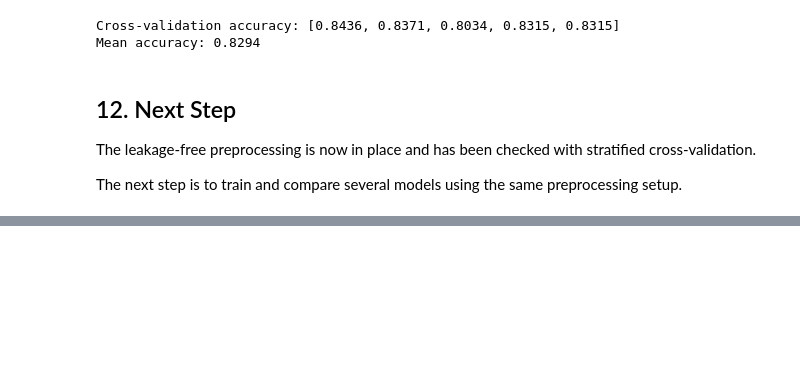
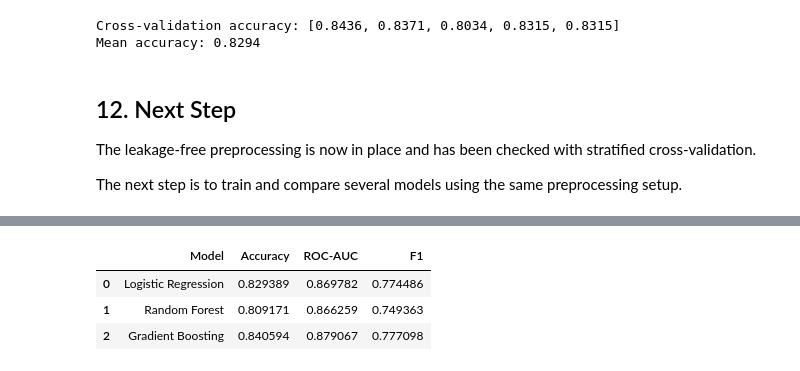
Before and after one commit to francisparwez/titanic-survival-analysis, a Jupyter notebook: Titanic_ML.ipynb, the cells around one changed output, grey strips where cells are left out. Drawn from its saved outputs; the diff is of its cells as text; code cells hidden in the pictures; blank space fills up the shorter version.

Commit message:
12 Add model comparison & cross-validation

```diff
--- a/Titanic_ML.ipynb
+++ b/Titanic_ML.ipynb
@@ -560,0 +584,11 @@ The next step is to train and compare several models using the same preprocessin
+# %%
+models = {
+    "Logistic Regression": LogisticRegression(max_iter=1000),
+    "Random Forest": RandomForestClassifier(
+        n_estimators=300,
+        random_state=42
+    ),
+    "Gradient Boosting": GradientBoostingClassifier(
+        random_state=42
+    )
+}
@@ -560,0 +603,40 @@ The next step is to train and compare several models using the same preprocessin
+# %%
+cv = StratifiedKFold(
+    n_splits=5,
+    shuffle=True,
+    random_state=42
+)
+
+results = []
+
+for name, model in models.items():
+
+    pipeline = Pipeline([
+        ("preprocessor", preprocessor),
+        ("model", model)
+    ])
+
+    scores = cross_validate(
+        pipeline,
+        X,
+        y,
+        cv=cv,
+        scoring=["accuracy", "roc_auc", "f1"],
+        n_jobs=-1
+    )
+
+    results.append({
+        "Model": name,
+        "Accuracy": scores["test_accuracy"].mean(),
+        "ROC-AUC": scores["test_roc_auc"].mean(),
+        "F1": scores["test_f1"].mean()
+    })
+
+results_df = pd.DataFrame(results)
+
+results_df
+# %% [output]
+|  | Model | Accuracy | ROC-AUC | F1 |
+| 0 | Logistic Regression | 0.829389 | 0.869782 | 0.774486 |
+| 1 | Random Forest | 0.809171 | 0.866259 | 0.749363 |
+| 2 | Gradient Boosting | 0.840594 | 0.879067 | 0.777098 |
```
Also changed, not shown: parts of 9 cells of this notebook, 2 other files.
